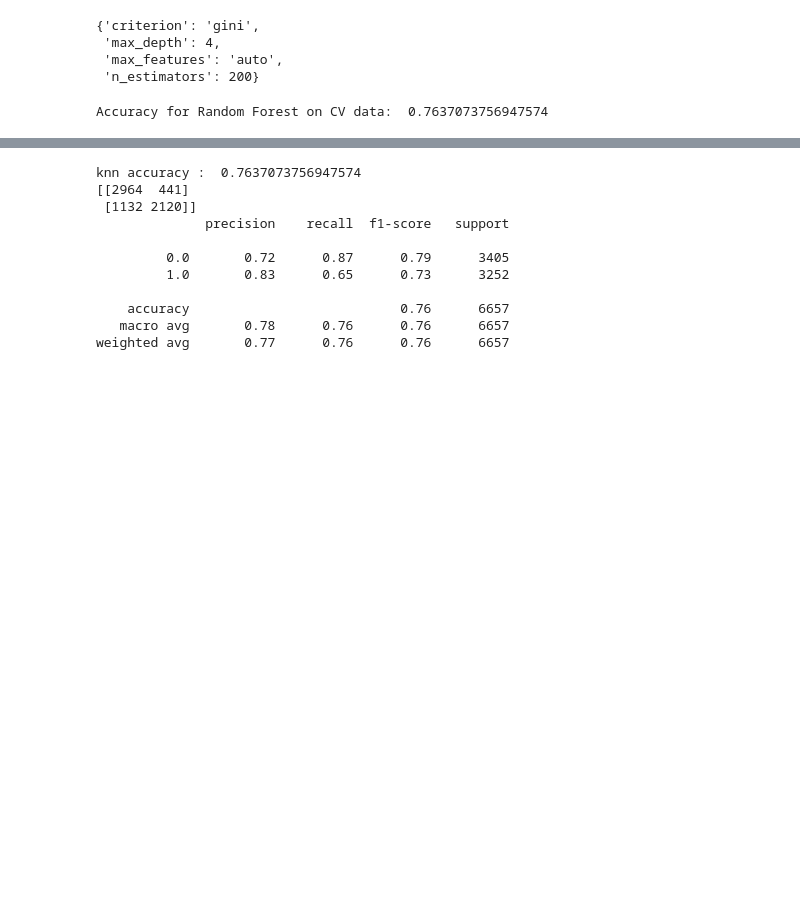
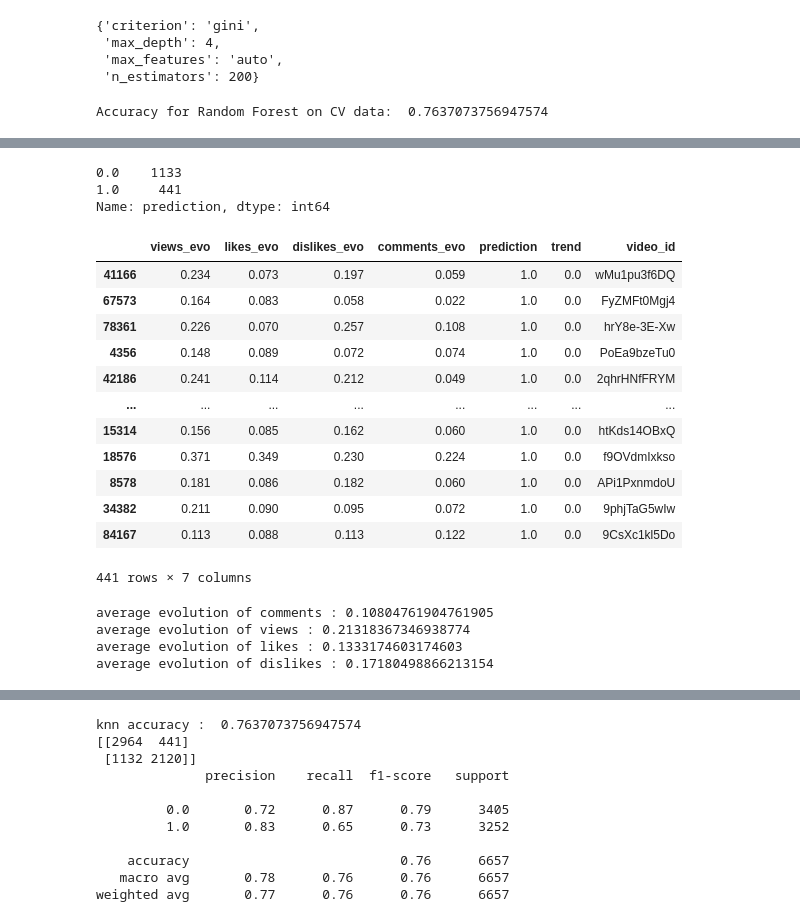
Before and after one commit to davsarkissian/Trending_List_Analysis, a Jupyter notebook: prediction.ipynb, the cells around one changed output, grey strips where cells are left out. Saved outputs shown, nothing was run; the diff lists cells and outputs as text; code cells hidden in the pictures; blank space fills up the shorter version.

```diff
--- a/prediction.ipynb
+++ b/prediction.ipynb
@@ -575,0 +579,14 @@ Accuracy for Random Forest on CV data:  0.7637073756947574
+# %%
+X_testn["trend"] = y_testn
+X_testn["prediction"] = pred
+errorDetection = X_testn.copy()
+# %%
+errorDetection["video_id"] = equal_df["video_id"]
+# %%
+ErrorDf = pd.DataFrame(columns=['views_evo', 'likes_evo', 'dislikes_evo', 'comments_evo', 'prediction',
+       'trend'])
+# %%
+for i in range(len(errorDetection)):
+    line = errorDetection.iloc[i]
+    if line["prediction"] != line["trend"]:
+        ErrorDf = ErrorDf.append(line)
@@ -575,0 +611,33 @@ Accuracy for Random Forest on CV data:  0.7637073756947574
+# %%
+ErrorDf["prediction"].value_counts()
+# %% [output]
+0.0    1133
+1.0     441
+Name: prediction, dtype: int64
+# %%
+FalseNeg = ErrorDf.loc[ErrorDf.prediction == 1.0]
+FalseNeg
+# %% [output]
+|  | views_evo | likes_evo | dislikes_evo | comments_evo | prediction | trend | video_id |
+| 41166 | 0.234 | 0.073 | 0.197 | 0.059 | 1.0 | 0.0 | wMu1pu3f6DQ |
+| 67573 | 0.164 | 0.083 | 0.058 | 0.022 | 1.0 | 0.0 | FyZMFt0Mgj4 |
+| 78361 | 0.226 | 0.070 | 0.257 | 0.108 | 1.0 | 0.0 | hrY8e-3E-Xw |
+| 4356 | 0.148 | 0.089 | 0.072 | 0.074 | 1.0 | 0.0 | PoEa9bzeTu0 |
+| 42186 | 0.241 | 0.114 | 0.212 | 0.049 | 1.0 | 0.0 | 2qhrHNfFRYM |
+| ... | ... | ... | ... | ... | ... | ... | ... |
+| 15314 | 0.156 | 0.085 | 0.162 | 0.060 | 1.0 | 0.0 | htKds14OBxQ |
+| 18576 | 0.371 | 0.349 | 0.230 | 0.224 | 1.0 | 0.0 | f9OVdmIxkso |
+| 8578 | 0.181 | 0.086 | 0.182 | 0.060 | 1.0 | 0.0 | APi1PxnmdoU |
+| 34382 | 0.211 | 0.090 | 0.095 | 0.072 | 1.0 | 0.0 | 9phjTaG5wIw |
+| 84167 | 0.113 | 0.088 | 0.113 | 0.122 | 1.0 | 0.0 | 9CsXc1kl5Do |
+441 rows × 7 columns
+# %%
+print("average evolution of comments :",FalseNeg["comments_evo"].mean())
+print("average evolution of views :",FalseNeg["views_evo"].mean())
+print("average evolution of likes :",FalseNeg["likes_evo"].mean())
+print("average evolution of dislikes :",FalseNeg["dislikes_evo"].mean())
+# %% [output]
+average evolution of comments : 0.10804761904761905
+average evolution of views : 0.21318367346938774
+average evolution of likes : 0.1333174603174603
+average evolution of dislikes : 0.17180498866213154
```
Also changed, not shown: parts of 10 cells of this notebook.
